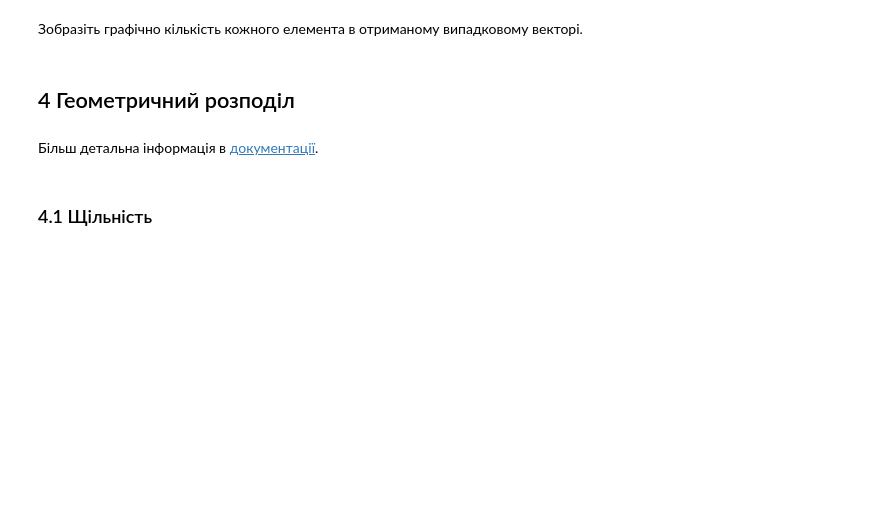
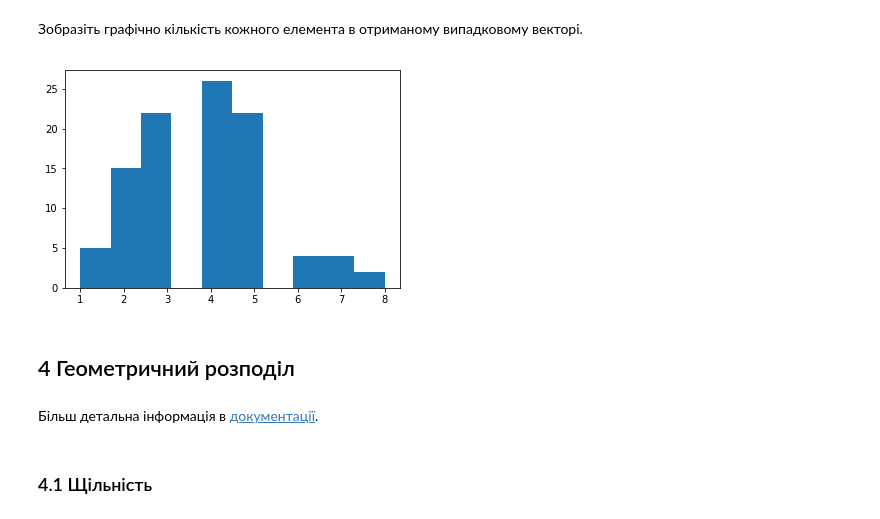
Before and after one commit to mikke-172/-mikke-172-probability_homework4, a Jupyter notebook: Лабораторне заняття 4.ipynb, the cells around one changed output. Saved outputs shown, nothing was run; the diff lists cells and outputs as text; code cells hidden in the pictures; blank space fills up the shorter version.

```diff
--- a/Лабораторне заняття 4.ipynb
+++ b/Лабораторне заняття 4.ipynb
@@ -189,3 +206,5 @@ x1 = np.arange(0, n+1)
 Згенеруйте $100$ випадкових величин з біноміального розподілу з параметрами $n, p$.
 # %%
 # Місце для Вашого коду
+binom_rvs = binom.rvs(n=n, p=p, size=100)
+print(binom_rvs)
@@ -197,6 +233,10 @@ x1 = np.arange(0, n+1)
 Зобразіть графічно кількість кожного елемента в отриманому випадковому векторі.
 # %%
 # Місце для Вашого коду
+plt.hist(binom_rvs)
+plt.show()
+# %% [output]
+[figure, added]
 # %% [markdown]
 ## 4 Геометричний розподіл
 # %% [markdown]
```
Also changed, not shown: parts of 11 cells of this notebook.
